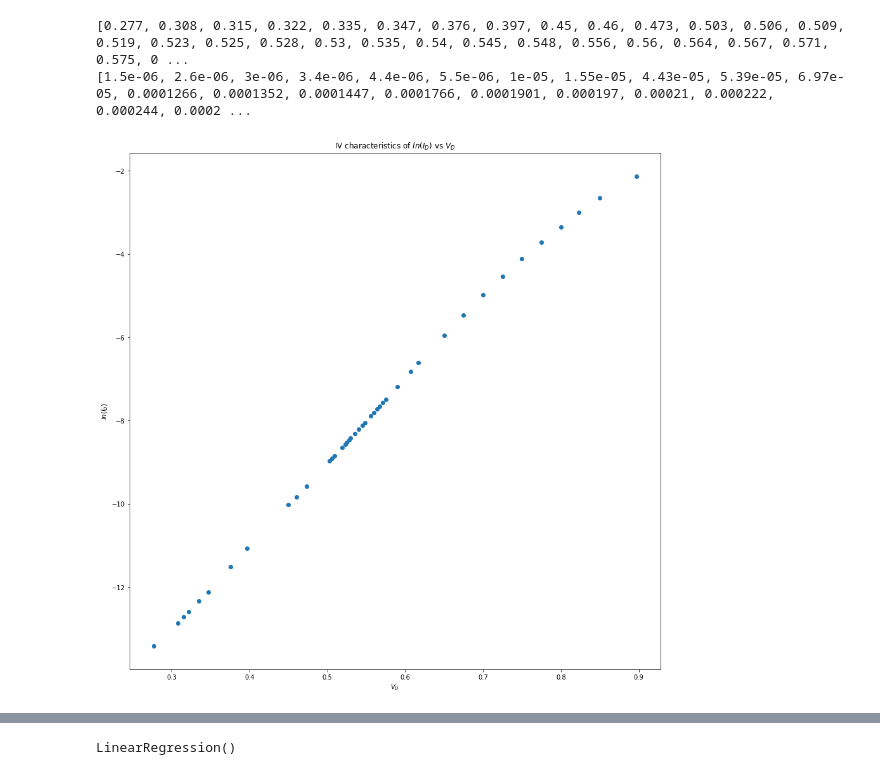
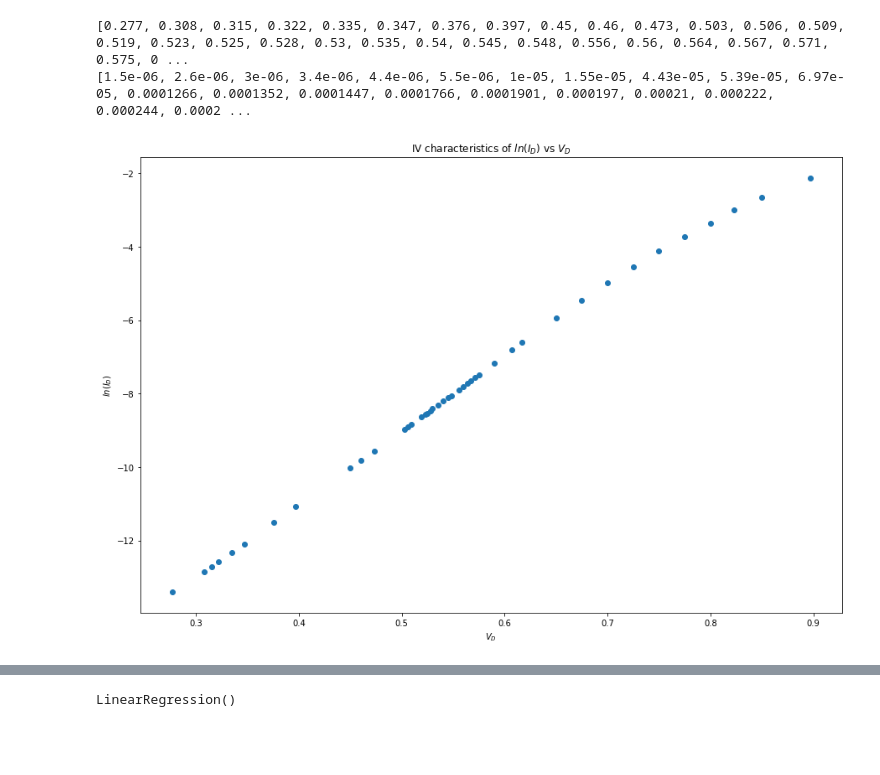
Before and after one commit to rohankalbag/Analog-Lab, a Jupyter notebook: lab8/lab8.ipynb, the cells around one changed output, grey strips where cells are left out. Drawn from its saved outputs; the diff is of its cells as text; code cells hidden in the pictures; blank space fills up the shorter version.

```diff
--- a/lab8/lab8.ipynb
+++ b/lab8/lab8.ipynb
@@ -17,14 +17,14 @@ print(i_values)
 import numpy as np
 # %%
 import matplotlib.pyplot as plt
-plt.rcParams['figure.figsize'] = [15, 15]
+plt.rcParams['figure.figsize'] = [15, 10]
 plt.title('IV characteristics of $ln(I_D)$ vs $V_D$')
 plt.scatter(v_values,np.log(np.array(i_values)))
 plt.xlabel('$V_D$')
 plt.ylabel('$ln(I_D)$')
 plt.show()
 # %% [output]
-[figure, old version]
+[figure, new version]
 # %%
 v_line = [i for i in v_values if i<=0.65]
 i_line = i_values[:len(v_line)]
```
Also changed, not shown: parts of 4 cells of this notebook, 2 other files.
